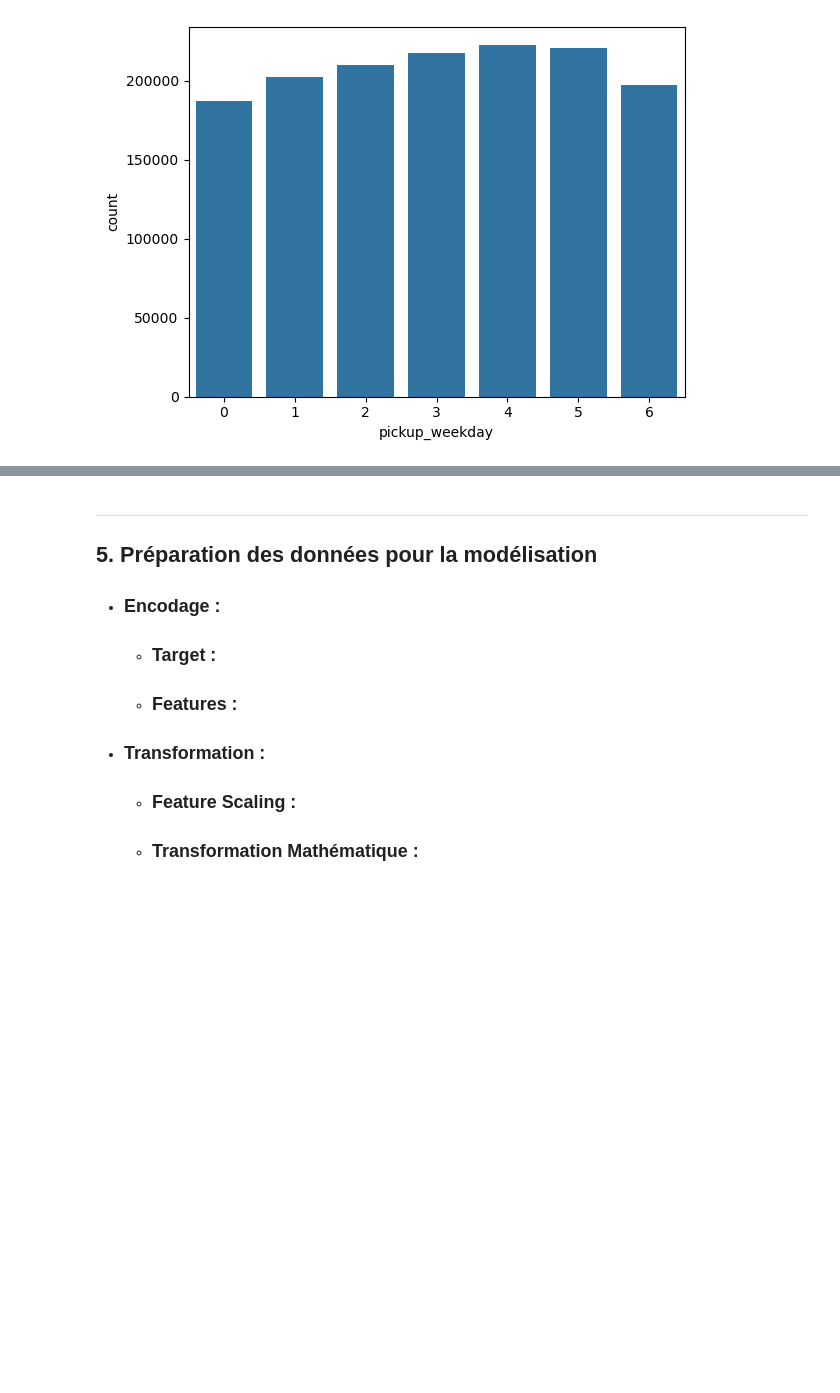
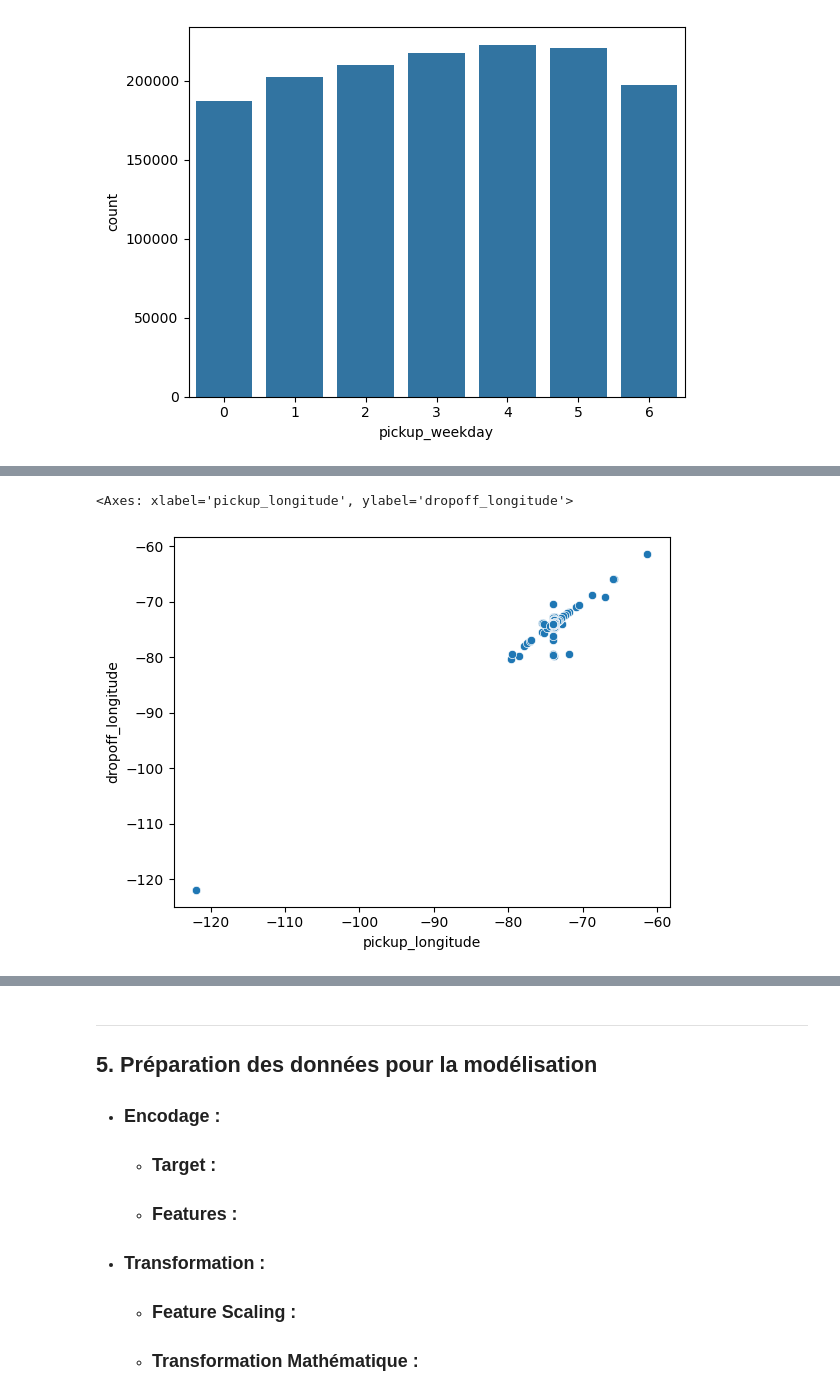
Before and after one commit to Chriishero/Programmation, a Jupyter notebook: Python/Intelligence Artificielle/Projet/New York City Taxi Trip Duration (Kaggle)/EDA.ipynb, the cells around one changed output, grey strips where cells are left out. Drawn from its saved outputs; the diff is of its cells as text; code cells hidden in the pictures; blank space fills up the shorter version.

```diff
--- a/Python/Intelligence Artificielle/Projet/New York City Taxi Trip Duration (Kaggle)/EDA.ipynb
+++ b/Python/Intelligence Artificielle/Projet/New York City Taxi Trip Duration (Kaggle)/EDA.ipynb
@@ -371,0 +417,5 @@ sns.countplot(x=df["pickup_weekday"], data=df)
+# %%
+sns.scatterplot(x=df["pickup_longitude"], y=df["dropoff_longitude"])
+# %% [output]
+<Axes: xlabel='pickup_longitude', ylabel='dropoff_longitude'>
+[figure, added]
```
Also changed, not shown: parts of 35 cells of this notebook, 4 other files.
